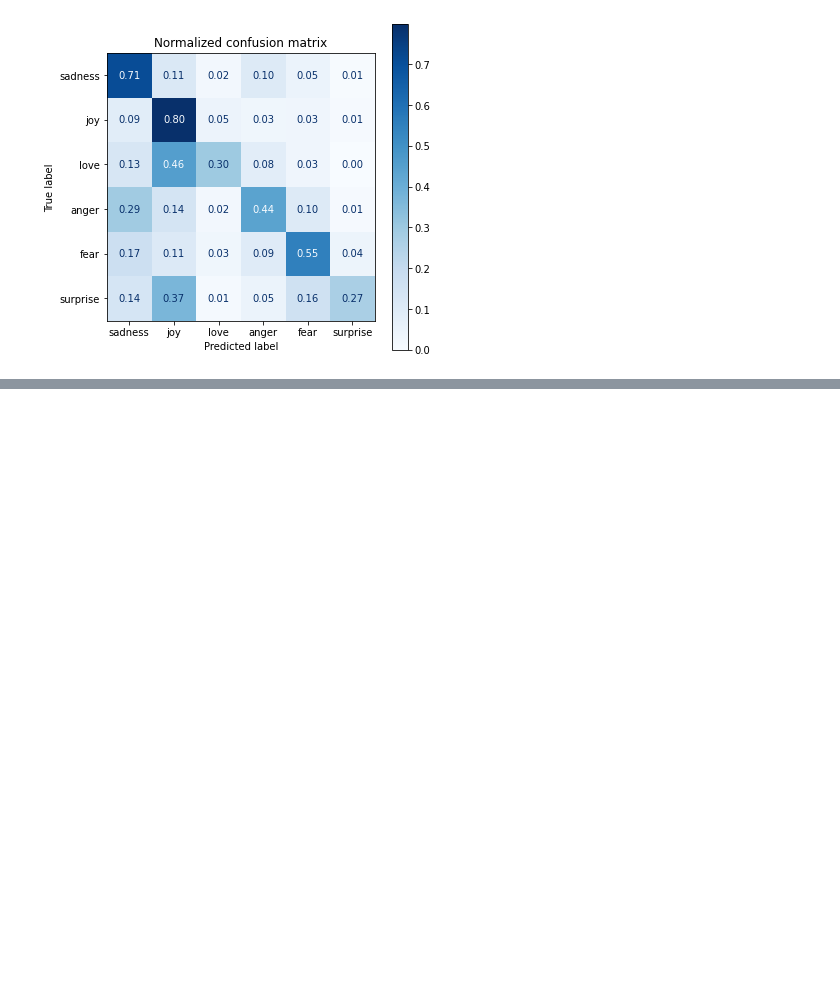
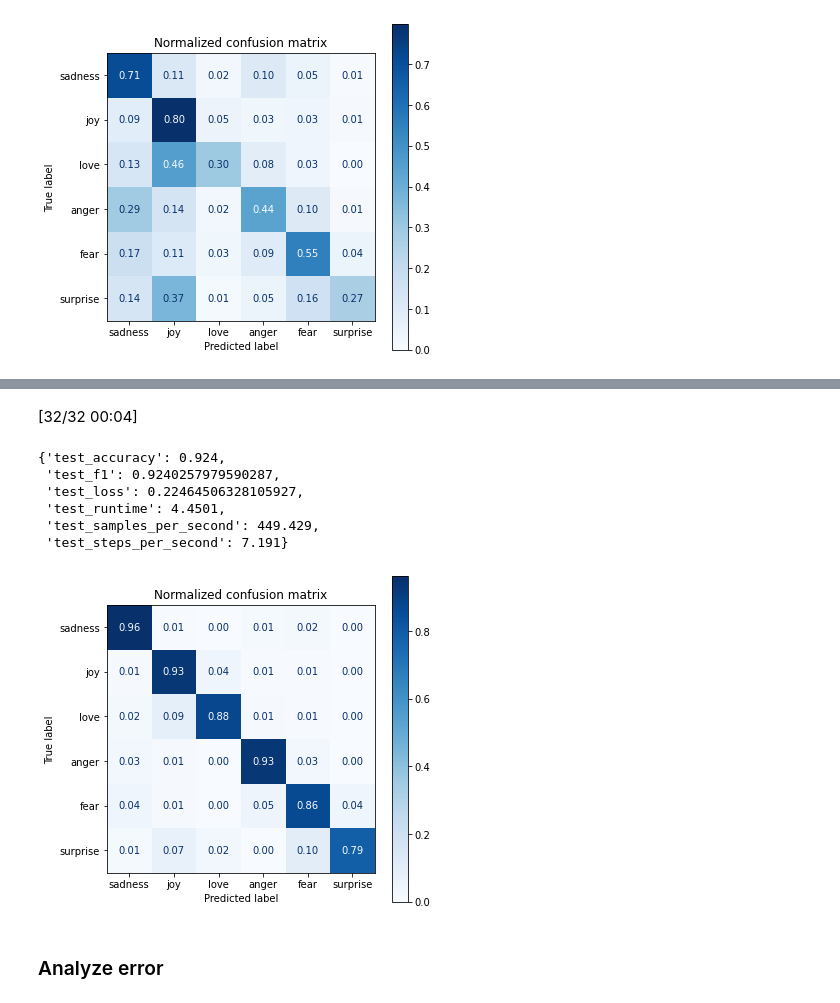
Before and after one commit to triet1102/TextClassification, a Jupyter notebook: TextClassification.ipynb, the cells around one changed output, grey strips where cells are left out. Drawn from its saved outputs; the diff is of its cells as text; code cells hidden in the pictures; blank space fills up the shorter version.

Commit message:
fine-tune model

```diff
--- a/TextClassification.ipynb
+++ b/TextClassification.ipynb
@@ -242,0 +248,3 @@ plot_confusion_matrix(y_preds, y_valid, labels)
+# %%
+num_labels = 6
+model = AutoModelForSequenceClassification.from_pretrained(model_ckpt, num_labels=num_labels).to(device)
@@ -242,0 +257,7 @@ plot_confusion_matrix(y_preds, y_valid, labels)
+# %%
+def compute_metrics(pred):
+  labels = pred.label_ids
+  preds = pred.predictions.argmax(-1)
+  f1 = f1_score(labels, preds, average="weighted")
+  acc = accuracy_score(labels, preds)
+  return {"accuracy": acc, "f1": f1}
@@ -242,0 +273,24 @@ plot_confusion_matrix(y_preds, y_valid, labels)
+# %%
+batch_size = 64
+logging_steps = len(emotions_dataset_encoded["train"]) // batch_size
+model_name = f"{model_ckpt}-finetuned-emotion"
+training_args = TrainingArguments(output_dir=model_name,
+                                  num_train_epochs=2,
+                                  learning_rate=2e-5,
+                                  per_device_train_batch_size=batch_size,
+                                  per_device_eval_batch_size=batch_size,
+                                  weight_decay=0.01,
+                                  evaluation_strategy="epoch",
+                                  disable_tqdm=False,
+                                  logging_steps=logging_steps,
+                                  push_to_hub=True,
+                                  log_level="error")
+
+trainer = Trainer(model=model,
+                  args=training_args,
+                  compute_metrics=compute_metrics,
+                  train_dataset=emotions_dataset_encoded["train"],
+                  eval_dataset=emotions_dataset_encoded["validation"],
+                  tokenizer=tokenizer)
+
+trainer.train()
@@ -242,0 +305,20 @@ plot_confusion_matrix(y_preds, y_valid, labels)
+# %%
+preds_output = trainer.predict(emotions_dataset_encoded["validation"])
+# %% [output]
+[32/32 00:04]
+# %%
+preds_output.metrics
+# %% [output]
+{'test_accuracy': 0.924,
+ 'test_f1': 0.9240257979590287,
+ 'test_loss': 0.22464506328105927,
+ 'test_runtime': 4.4501,
+ 'test_samples_per_second': 449.429,
+ 'test_steps_per_second': 7.191}
+# %%
+y_preds = np.argmax(preds_output.predictions, axis=1)
+plot_confusion_matrix(y_preds, y_valid, labels)
+# %% [output]
+[figure, added]
+# %% [markdown]
+### Analyze error
```
Also changed, not shown: parts of 16 cells of this notebook.
